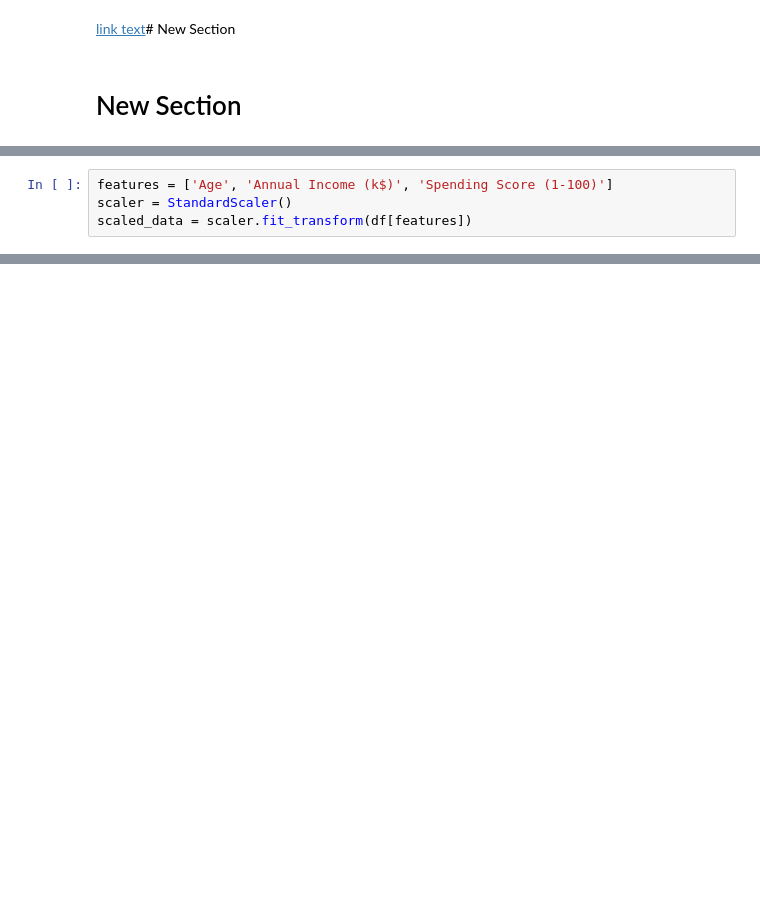
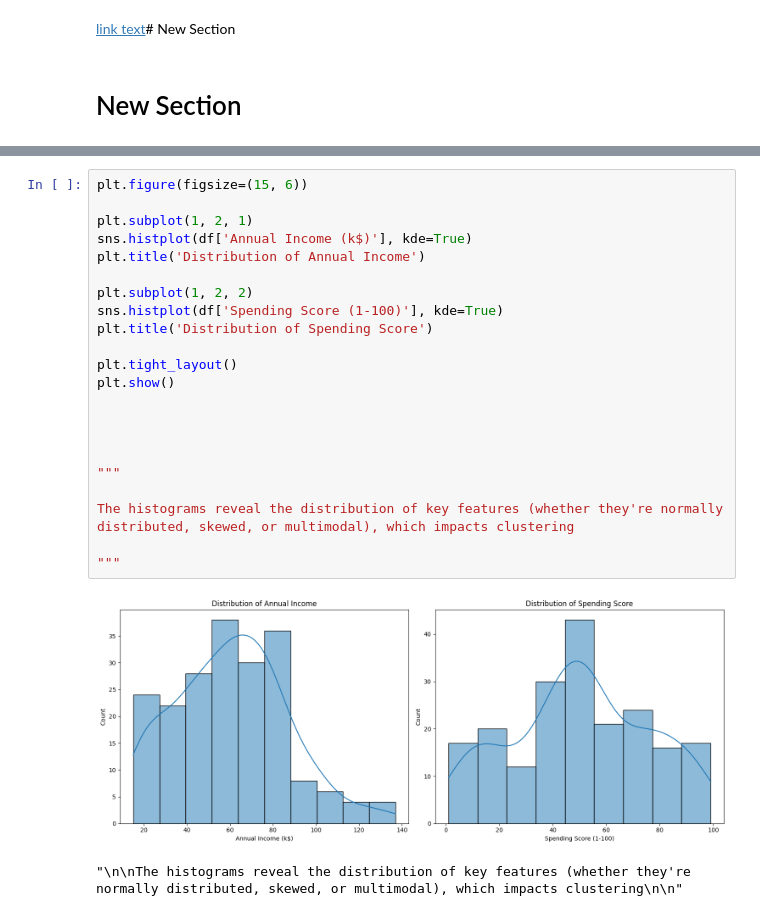
Before and after one commit to hamza-alkaabneh/project, a Jupyter notebook: lobani.ipynb, the cells around one changed output, grey strips where cells are left out. Drawn from its saved outputs; the diff is of its cells as text; blank space fills up the shorter version.

```diff
--- a/lobani.ipynb
+++ b/lobani.ipynb
@@ -14,4 +6,0 @@ df = df.drop(columns=['CustomerID'])
-# %%
-features = ['Age', 'Annual Income (k$)', 'Spending Score (1-100)']
-scaler = StandardScaler()
-scaled_data = scaler.fit_transform(df[features])
@@ -246,0 +92,25 @@ plt.show()
+# %%
+plt.figure(figsize=(15, 6))
+
+plt.subplot(1, 2, 1)
+sns.histplot(df['Annual Income (k$)'], kde=True)
+plt.title('Distribution of Annual Income')
+
+plt.subplot(1, 2, 2)
+sns.histplot(df['Spending Score (1-100)'], kde=True)
+plt.title('Distribution of Spending Score')
+
+plt.tight_layout()
+plt.show()
+
+
+
+
+"""
+
+The histograms reveal the distribution of key features (whether they're normally distributed, skewed, or multimodal), which impacts clustering
+
+"""
+# %% [output]
+[figure, added]
+"\n\nThe histograms reveal the distribution of key features (whether they're normally distributed, skewed, or multimodal), which impacts clustering\n\n"
```
Also changed, not shown: parts of 40 cells of this notebook.
